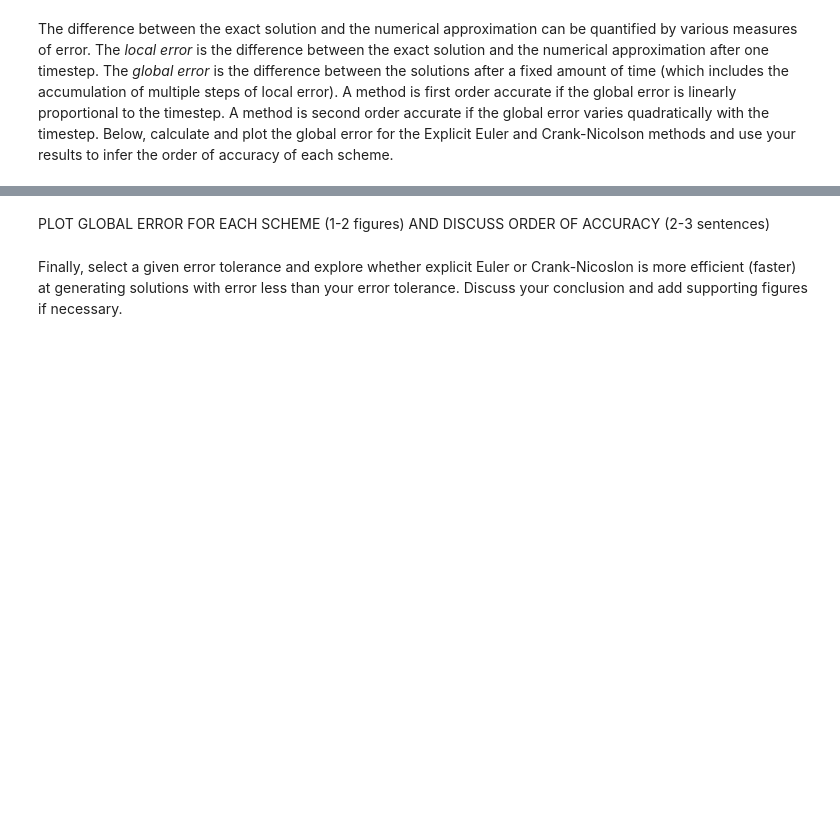
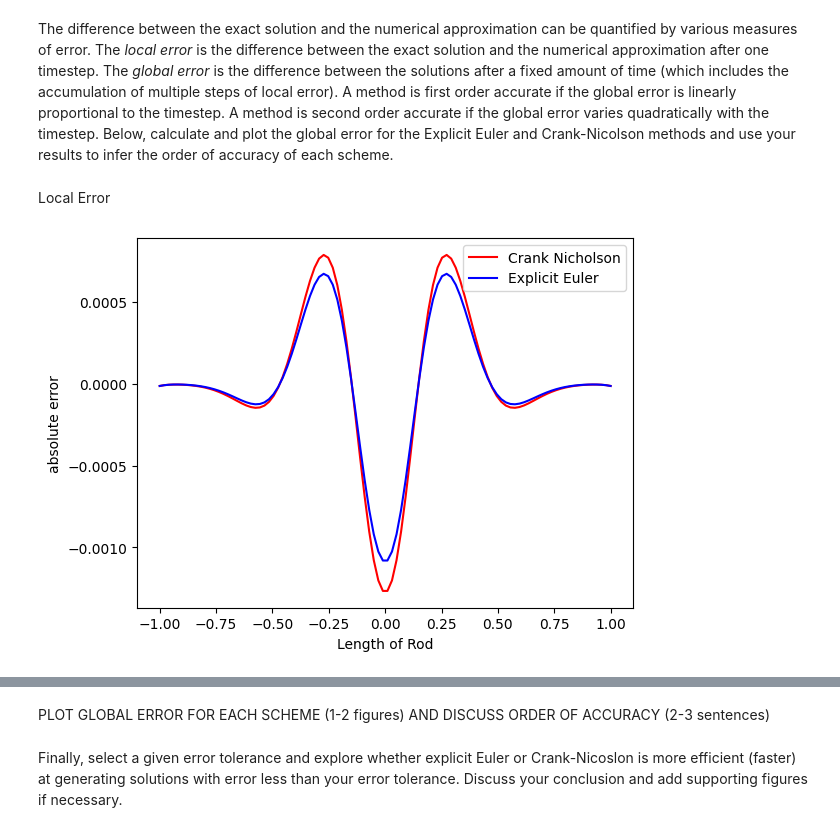
Before and after one commit to Hafeez1002/QCES, a Jupyter notebook: Project1_numerical_methods.ipynb, the cells around one changed output, grey strips where cells are left out. Saved outputs shown, nothing was run; the diff lists cells and outputs as text; code cells hidden in the pictures; blank space fills up the shorter version.

```diff
--- a/Project1_numerical_methods.ipynb
+++ b/Project1_numerical_methods.ipynb
@@ -293,2 +305,21 @@ Next, we will examine the accuracy of the numerical methods used above. In order
 # %% [markdown]
 The difference between the exact solution and the numerical approximation can be quantified by various measures of error. The *local error* is the difference between the exact solution and the numerical approximation after one timestep. The *global error* is the difference between the solutions after a fixed amount of time (which includes the accumulation of multiple steps of local error). A method is first order accurate if the global error is linearly proportional to the timestep. A method is second order accurate if the global error varies quadratically with the timestep. Below, calculate and plot the global error for the Explicit Euler and Crank-Nicolson methods and use your results to infer the order of accuracy of each scheme.
+# %% [markdown]
+Local Error
+# %%
+#Finding the difference after one time step
+
+comp = 10 + dt
+C_comp = (4*np.pi*kappa*20)**(-0.5)*np.exp(-x**2 / (4*kappa*20))
+CN_local_error  = (C_comp - c_CN[:,-1])
+EE_local_error  = (C_comp - c_EE[:,-1])
+
+#Take the error at x  = 0
+plt.plot(x,CN_local_error,'r-')
+plt.plot(x,EE_local_error,'b-')
+plt.legend(['Crank Nicholson', 'Explicit Euler'])
+plt.xlabel('Length of Rod')
+plt.ylabel('absolute error')
+plt.show()
+# %% [output]
+[figure, added]
```
Also changed, not shown: parts of 6 cells of this notebook.
